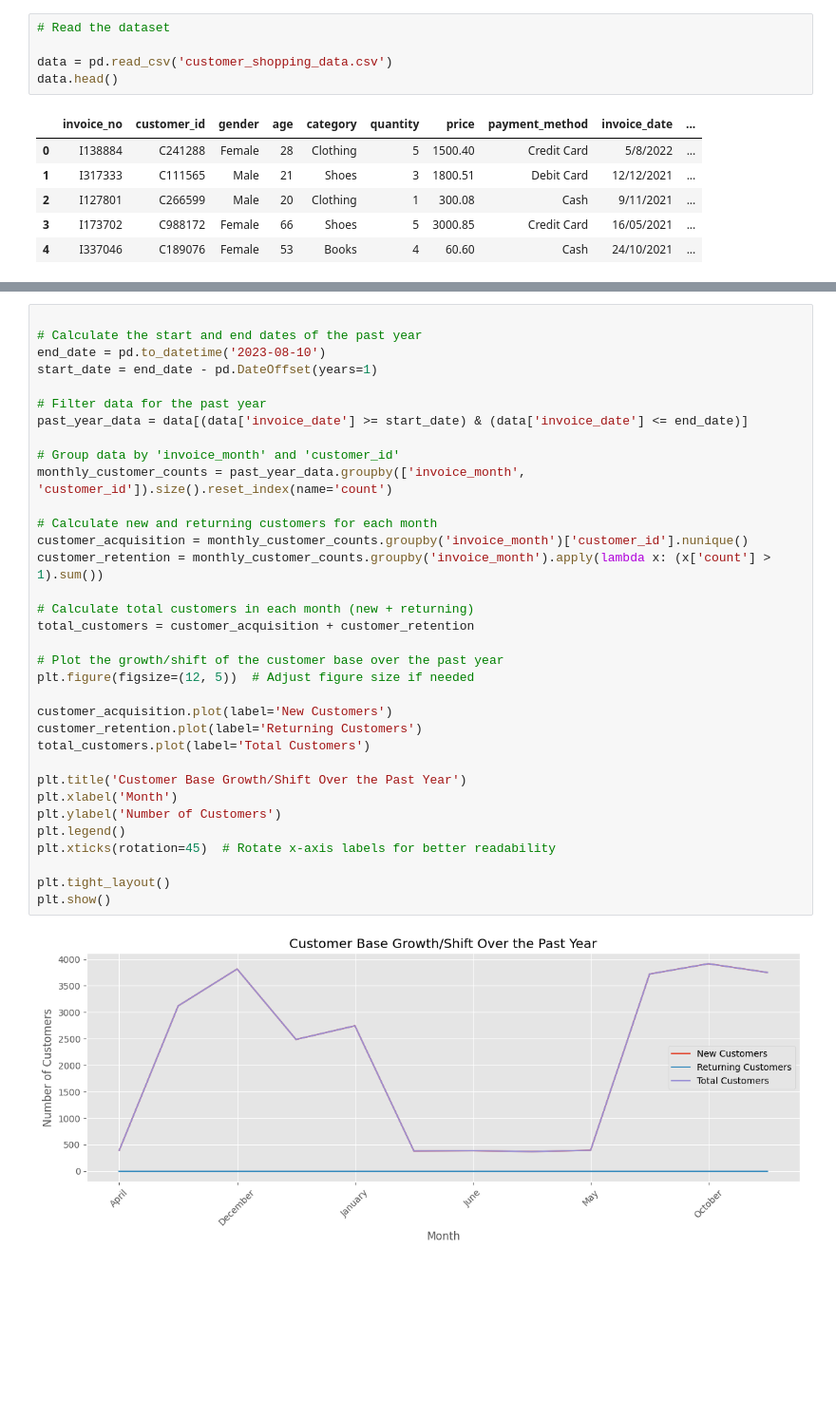
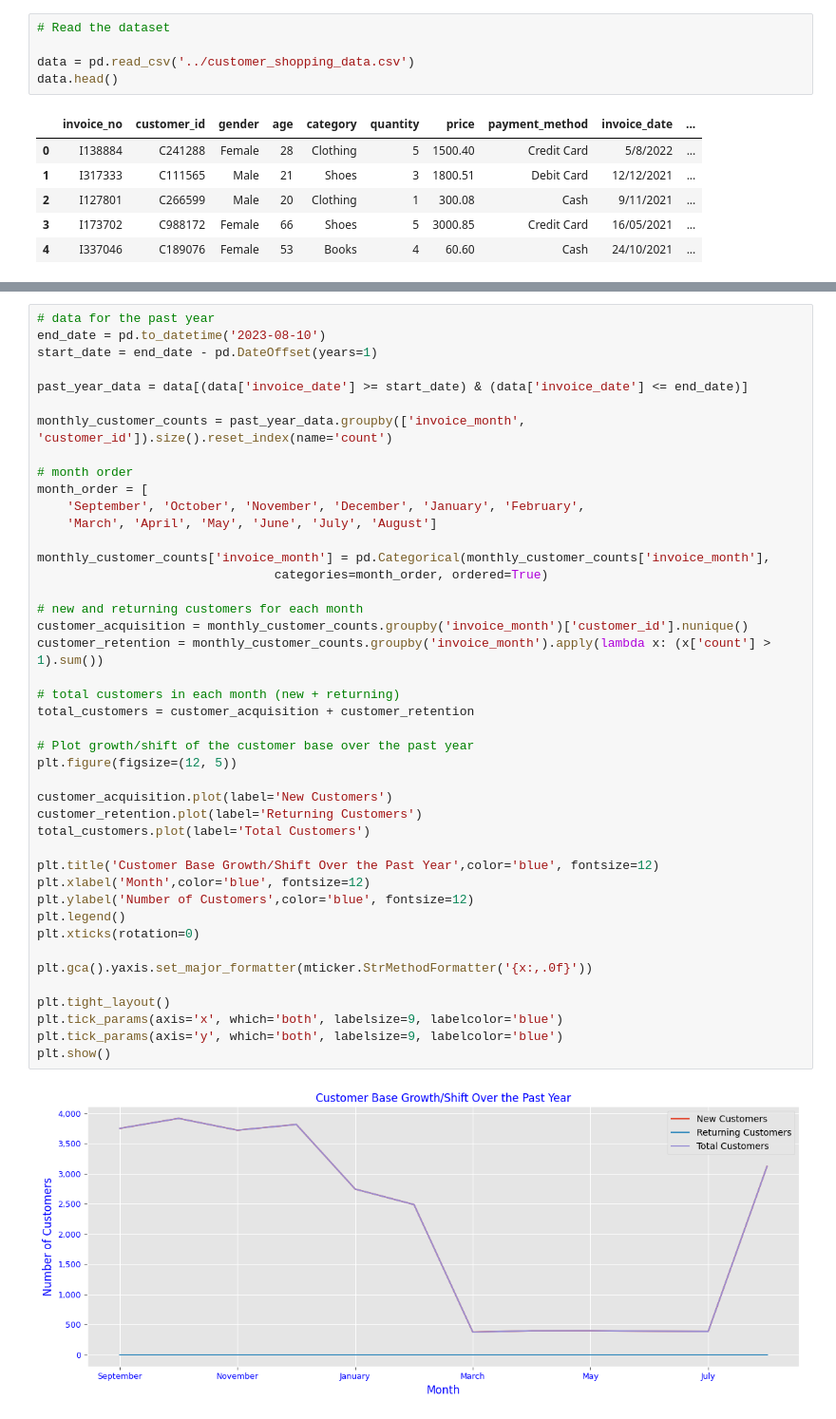
Before and after one commit to fonyango/sales-intelligence, a Jupyter notebook: basic/basic-customer-insights.ipynb, the cells around one changed output, grey strips where cells are left out. Shown at 95% size. Cells and saved outputs as stored; diff of their text form; blank space fills up the shorter version.

Commit message:
Add customer insights

```diff
--- a/basic/basic-customer-insights.ipynb
+++ b/basic/basic-customer-insights.ipynb
@@ -18,7 +30,7 @@ pd.set_option('display.max_colwidth', None)
 # %%
 # Read the dataset
 
-data = pd.read_csv('customer_shopping_data.csv')
+data = pd.read_csv('../customer_shopping_data.csv')
 data.head()
 # %% [output]
 |  | invoice_no | customer_id | gender | age | category | quantity | price | payment_method | invoice_date | ... |
@@ -274,36 +320,45 @@ plt.show()
 # %%
-
-# Calculate the start and end dates of the past year
+# data for the past year
 end_date = pd.to_datetime('2023-08-10')
 start_date = end_date - pd.DateOffset(years=1)
 
-# Filter data for the past year
 past_year_data = data[(data['invoice_date'] >= start_date) & (data['invoice_date'] <= end_date)]
 
-# Group data by 'invoice_month' and 'customer_id'
 monthly_customer_counts = past_year_data.groupby(['invoice_month', 'customer_id']).size().reset_index(name='count')
 
-# Calculate new and returning customers for each month
+# month order
+month_order = [
+    'September', 'October', 'November', 'December', 'January', 'February',
+    'March', 'April', 'May', 'June', 'July', 'August']
+
+monthly_customer_counts['invoice_month'] = pd.Categorical(monthly_customer_counts['invoice_month'],
+                                categories=month_order, ordered=True)
+
+# new and returning customers for each month
 customer_acquisition = monthly_customer_counts.groupby('invoice_month')['customer_id'].nunique()
 customer_retention = monthly_customer_counts.groupby('invoice_month').apply(lambda x: (x['count'] > 1).sum())
 
-# Calculate total customers in each month (new + returning)
+# total customers in each month (new + returning)
 total_customers = customer_acquisition + customer_retention
 
-# Plot the growth/shift of the customer base over the past year
-plt.figure(figsize=(12, 5))  # Adjust figure size if needed
+# Plot growth/shift of the customer base over the past year
+plt.figure(figsize=(12, 5))
 
 customer_acquisition.plot(label='New Customers')
 customer_retention.plot(label='Returning Customers')
 total_customers.plot(label='Total Customers')
 
-plt.title('Customer Base Growth/Shift Over the Past Year')
-plt.xlabel('Month')
-plt.ylabel('Number of Customers')
+plt.title('Customer Base Growth/Shift Over the Past Year',color='blue', fontsize=12)
+plt.xlabel('Month',color='blue', fontsize=12)
+plt.ylabel('Number of Customers',color='blue', fontsize=12)
 plt.legend()
-plt.xticks(rotation=45)  # Rotate x-axis labels for better readability
+plt.xticks(rotation=0)
+
+plt.gca().yaxis.set_major_formatter(mticker.StrMethodFormatter('{x:,.0f}'))
 
 plt.tight_layout()
+plt.tick_params(axis='x', which='both', labelsize=9, labelcolor='blue')
+plt.tick_params(axis='y', which='both', labelsize=9, labelcolor='blue')
 plt.show()
 # %% [output]
-[figure, old version]
+[figure, new version]
```
Also changed, not shown: parts of 45 cells of this notebook.
